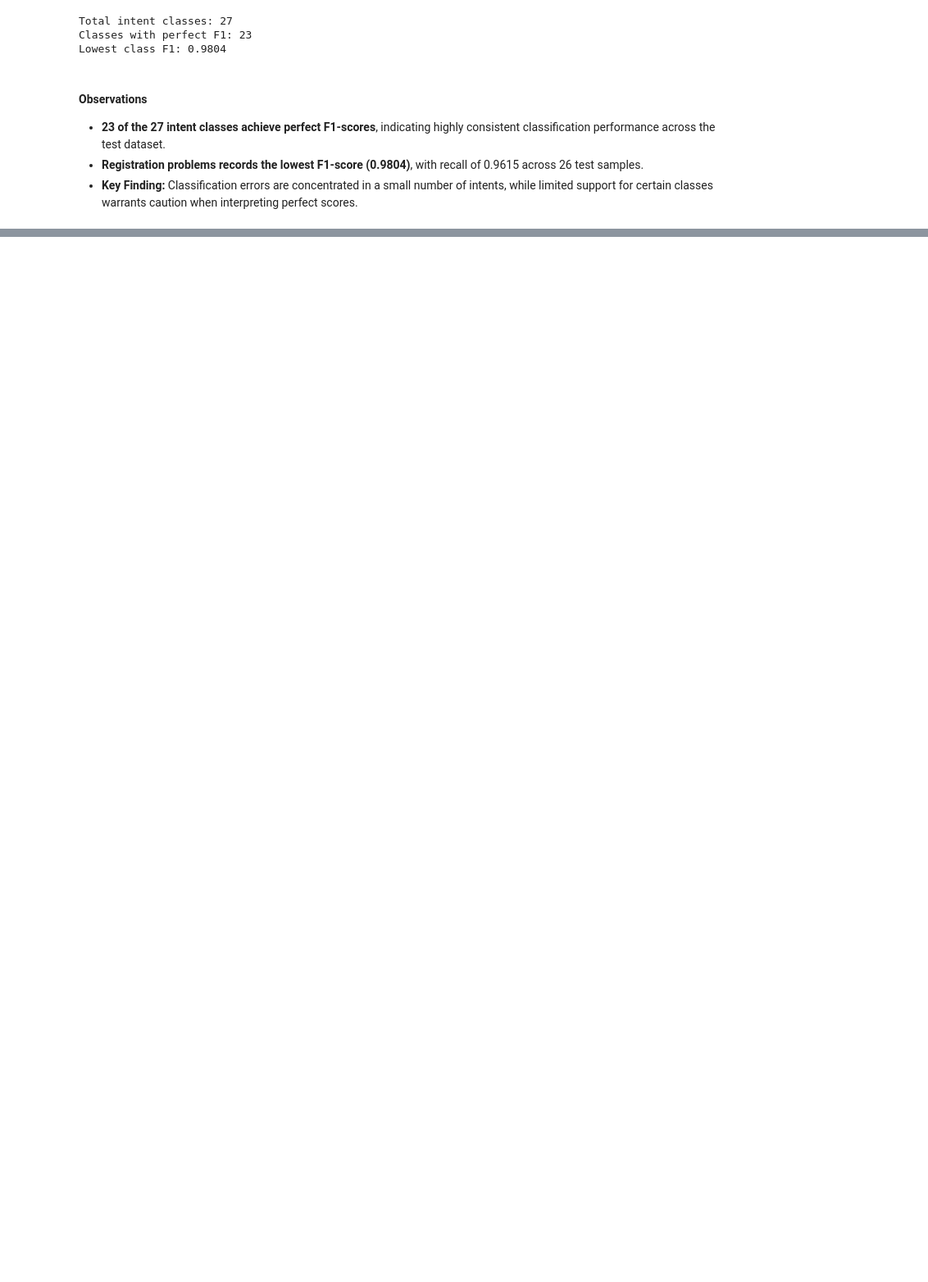
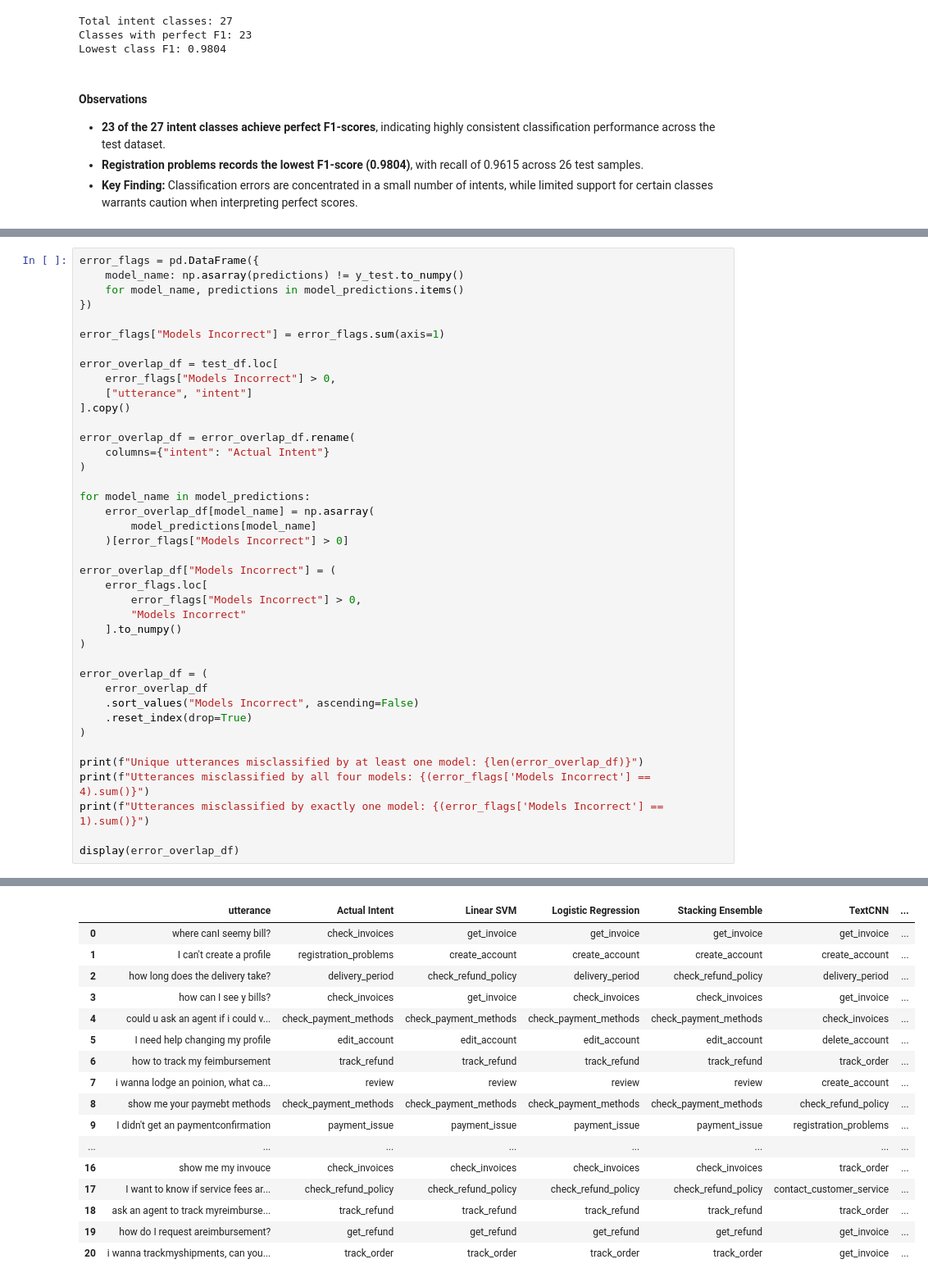
Before and after one commit to TejasMJ/Customer-Support-Intent-Intelligence, a Jupyter notebook: notebooks/06_model_evaluation.ipynb, the cells around one changed output, grey strips where cells are left out. Shown at 82% size. Cells and saved outputs as stored; diff of their text form; blank space fills up the shorter version.

```diff
--- a/notebooks/06_model_evaluation.ipynb
+++ b/notebooks/06_model_evaluation.ipynb
@@ -441,0 +641,41 @@ Lowest class F1: 0.9804
+# %%
+error_flags = pd.DataFrame({
+    model_name: np.asarray(predictions) != y_test.to_numpy()
+    for model_name, predictions in model_predictions.items()
+})
+
+error_flags["Models Incorrect"] = error_flags.sum(axis=1)
+
+error_overlap_df = test_df.loc[
+    error_flags["Models Incorrect"] > 0,
+    ["utterance", "intent"]
+].copy()
+
+error_overlap_df = error_overlap_df.rename(
+    columns={"intent": "Actual Intent"}
+)
+
+for model_name in model_predictions:
+    error_overlap_df[model_name] = np.asarray(
+        model_predictions[model_name]
+    )[error_flags["Models Incorrect"] > 0]
+
+error_overlap_df["Models Incorrect"] = (
+    error_flags.loc[
+        error_flags["Models Incorrect"] > 0,
+        "Models Incorrect"
+    ].to_numpy()
+)
+
+error_overlap_df = (
+    error_overlap_df
+    .sort_values("Models Incorrect", ascending=False)
+    .reset_index(drop=True)
+)
+
+print(f"Unique utterances misclassified by at least one model: {len(error_overlap_df)}")
+print(f"Utterances misclassified by all four models: {(error_flags['Models Incorrect'] == 4).sum()}")
+print(f"Utterances misclassified by exactly one model: {(error_flags['Models Incorrect'] == 1).sum()}")
+
+display(error_overlap_df)
+# %% [output]
@@ -441,0 +685,17 @@ Lowest class F1: 0.9804
+|  | utterance | Actual Intent | Linear SVM | Logistic Regression | Stacking Ensemble | TextCNN | ... |
+| 0 | where canI seemy bill? | check_invoices | get_invoice | get_invoice | get_invoice | get_invoice | ... |
+| 1 | I can't create a profile | registration_problems | create_account | create_account | create_account | create_account | ... |
+| 2 | how long does the delivery take? | delivery_period | check_refund_policy | delivery_period | check_refund_policy | delivery_period | ... |
+| 3 | how can I see y bills? | check_invoices | get_invoice | check_invoices | check_invoices | get_invoice | ... |
+| 4 | could u ask an agent if i could v... | check_payment_methods | check_payment_methods | check_payment_methods | check_payment_methods | check_invoices | ... |
+| 5 | I need help changing my profile | edit_account | edit_account | edit_account | edit_account | delete_account | ... |
+| 6 | how to track my feimbursement | track_refund | track_refund | track_refund | track_refund | track_order | ... |
+| 7 | i wanna lodge an poinion, what ca... | review | review | review | review | create_account | ... |
+| 8 | show me your paymebt methods | check_payment_methods | check_payment_methods | check_payment_methods | check_payment_methods | check_refund_policy | ... |
+| 9 | I didn't get an paymentconfirmation | payment_issue | payment_issue | payment_issue | payment_issue | registration_problems | ... |
+| ... | ... | ... | ... | ... | ... | ... | ... |
+| 16 | show me my invouce | check_invoices | check_invoices | check_invoices | check_invoices | track_order | ... |
+| 17 | I want to know if service fees ar... | check_refund_policy | check_refund_policy | check_refund_policy | check_refund_policy | contact_customer_service | ... |
+| 18 | ask an agent to track myreimburse... | track_refund | track_refund | track_refund | track_refund | track_order | ... |
+| 19 | how do I request areimbursement? | get_refund | get_refund | get_refund | get_refund | get_invoice | ... |
+| 20 | i wanna trackmyshipments, can you... | track_order | track_order | track_order | track_order | get_invoice | ... |
```
Also changed, not shown: parts of 15 cells of this notebook, 2 other files.
